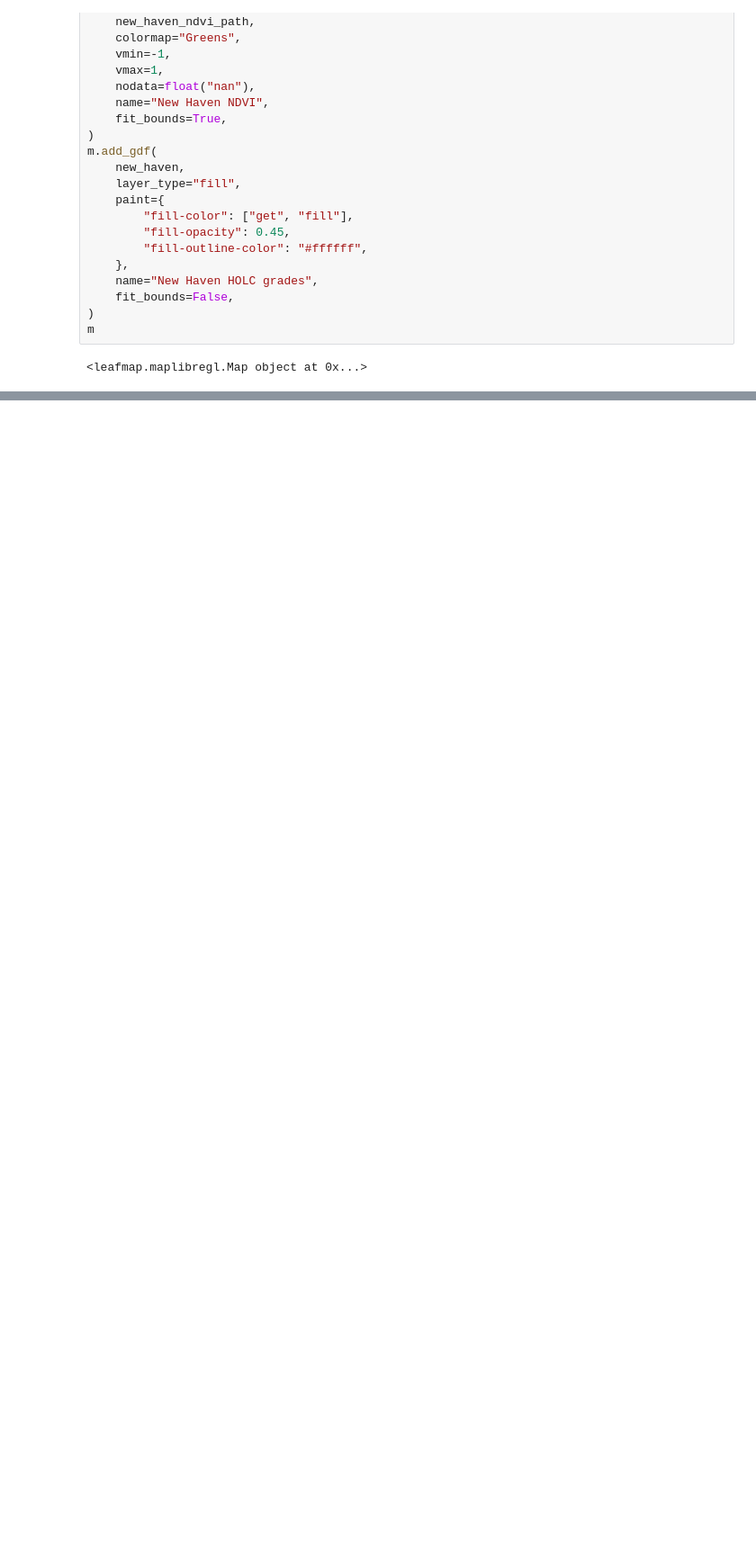
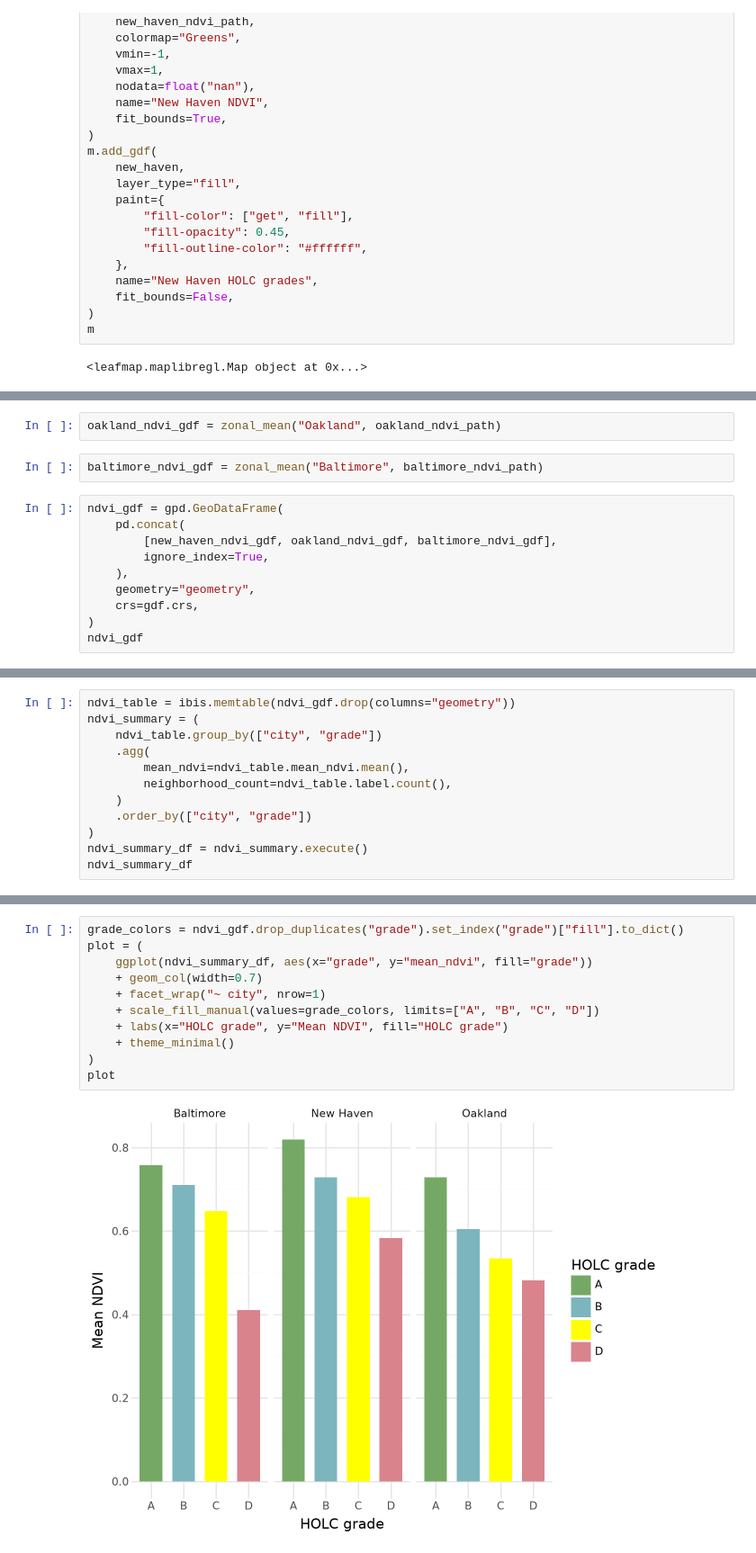
Before and after one commit to nureas-blip/Spatial-Repo, a Jupyter notebook: notebook.ipynb, the cells around one changed output, grey strips where cells are left out. Shown at 90% size. Drawn from its saved outputs; the diff is of its cells as text; blank space fills up the shorter version.

```diff
--- a/notebook.ipynb
+++ b/notebook.ipynb
@@ -377,0 +395,14 @@ m
+# %%
+oakland_ndvi_gdf = zonal_mean("Oakland", oakland_ndvi_path)
+# %%
+baltimore_ndvi_gdf = zonal_mean("Baltimore", baltimore_ndvi_path)
+# %%
+ndvi_gdf = gpd.GeoDataFrame(
+    pd.concat(
+        [new_haven_ndvi_gdf, oakland_ndvi_gdf, baltimore_ndvi_gdf],
+        ignore_index=True,
+    ),
+    geometry="geometry",
+    crs=gdf.crs,
+)
+ndvi_gdf
@@ -377,0 +427,12 @@ m
+# %%
+ndvi_table = ibis.memtable(ndvi_gdf.drop(columns="geometry"))
+ndvi_summary = (
+    ndvi_table.group_by(["city", "grade"])
+    .agg(
+        mean_ndvi=ndvi_table.mean_ndvi.mean(),
+        neighborhood_count=ndvi_table.label.count(),
+    )
+    .order_by(["city", "grade"])
+)
+ndvi_summary_df = ndvi_summary.execute()
+ndvi_summary_df
@@ -377,0 +453,13 @@ m
+# %%
+grade_colors = ndvi_gdf.drop_duplicates("grade").set_index("grade")["fill"].to_dict()
+plot = (
+    ggplot(ndvi_summary_df, aes(x="grade", y="mean_ndvi", fill="grade"))
+    + geom_col(width=0.7)
+    + facet_wrap("~ city", nrow=1)
+    + scale_fill_manual(values=grade_colors, limits=["A", "B", "C", "D"])
+    + labs(x="HOLC grade", y="Mean NDVI", fill="HOLC grade")
+    + theme_minimal()
+)
+plot
+# %% [output]
+[figure, added]
```
Also changed, not shown: parts of 15 cells of this notebook, 3 other files.
